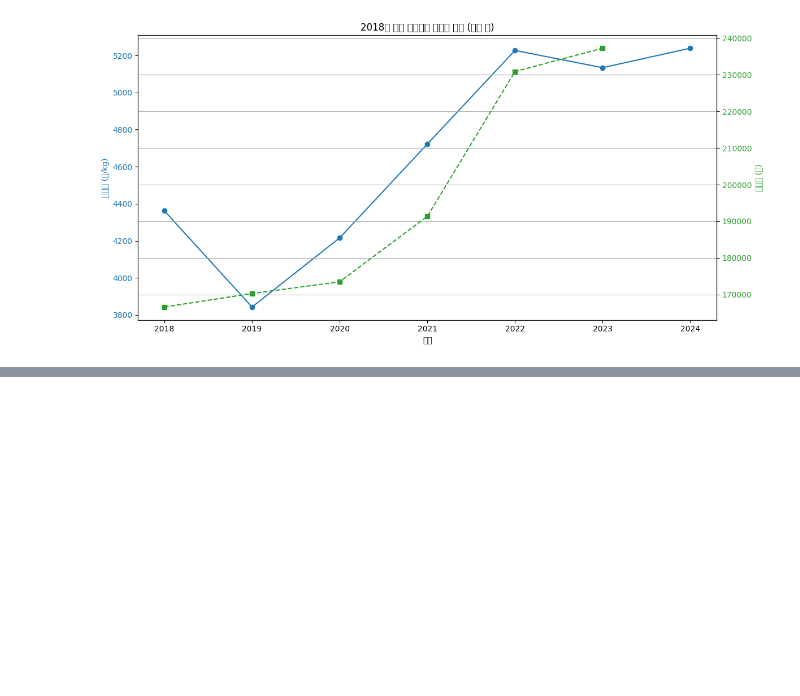
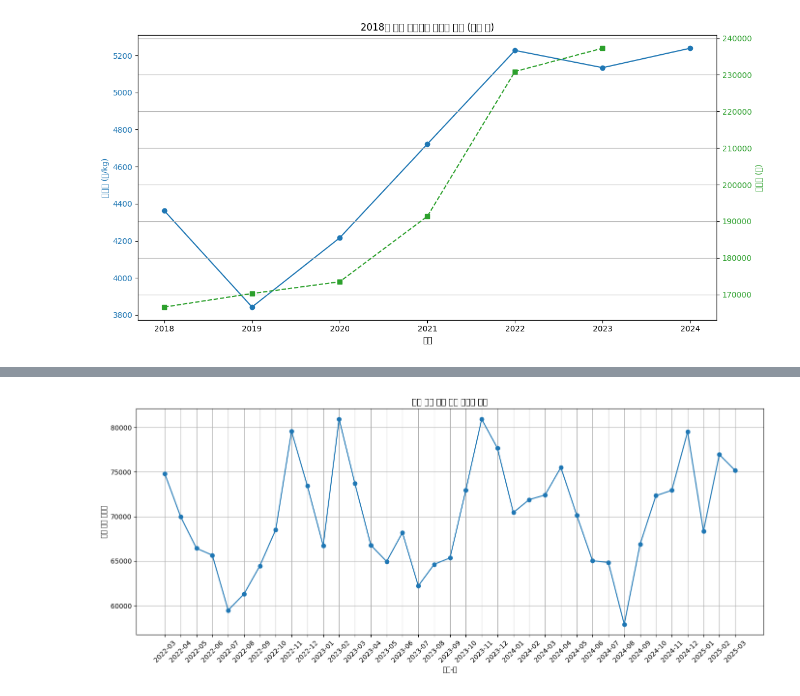
Before and after one commit to leesh0806/pig-management, a Jupyter notebook: src/pig_v.ipynb, the cells around one changed output, grey strips where cells are left out. Drawn from its saved outputs; the diff is of its cells as text; code cells hidden in the pictures; blank space fills up the shorter version.

```diff
--- a/src/pig_v.ipynb
+++ b/src/pig_v.ipynb
@@ -758,0 +840,29 @@ ModuleNotFoundError: No module named 'matplotlib'
+# %%
+import pandas as pd
+import matplotlib.pyplot as plt
+
+# 엑셀 파일 불러오기
+file_path = '/Users/sungyoon/Desktop/프로젝트/pig.xlsx'  # 파일 이름이 다르면 여기를 수정하세요
+df = pd.read_excel(file_path, sheet_name='데이터')
+
+# 날짜 컬럼을 datetime 형식으로 변환
+df['연월일'] = pd.to_datetime(df['연월일'])
+
+# '연도-월' 컬럼 생성 (월 단위 그룹화를 위한)
+df['연도-월'] = df['연월일'].dt.to_period('M')
+
+# 월별 평균 출하 마릿수 계산
+monthly_avg = df.groupby('연도-월')['출하마릿수'].mean().reset_index()
+monthly_avg['연도-월'] = monthly_avg['연도-월'].astype(str)  # 문자열로 변환 (x축 표시용)
+
+# 그래프 그리기
+plt.figure(figsize=(14, 6))
+plt.plot(monthly_avg['연도-월'], monthly_avg['출하마릿수'], marker='o', linestyle='-')
+plt.xticks(rotation=45)
+plt.title('월별 평균 돼지 출하 마릿수 변화')
+plt.xlabel('연도-월')
+plt.ylabel('평균 출하 마릿수')
+plt.grid(True)
+plt.tight_layout()
+plt.show()
+# %% [output]
@@ -758,0 +886 @@ ModuleNotFoundError: No module named 'matplotlib'
+[figure, added]
```
Also changed, not shown: parts of 14 cells of this notebook.
